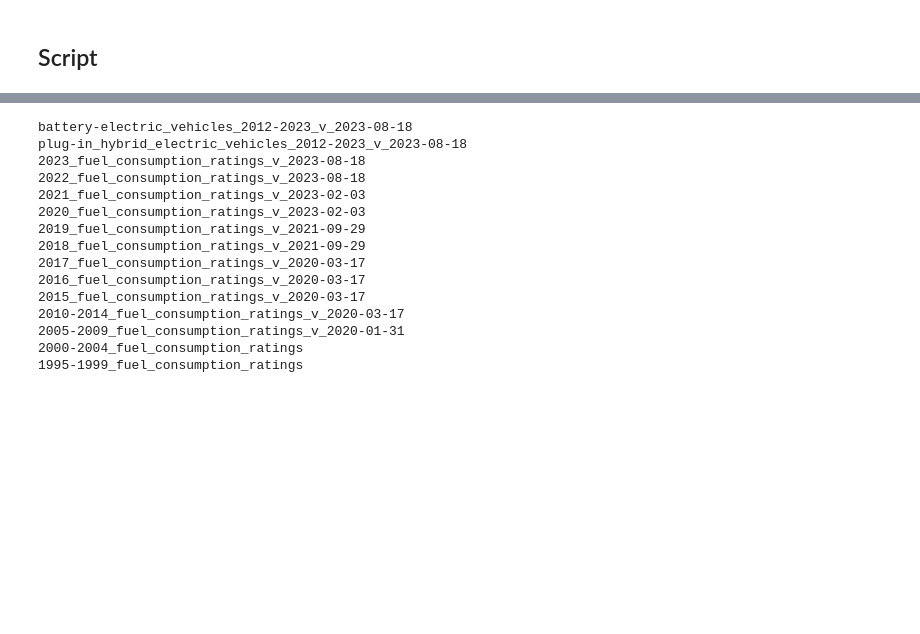
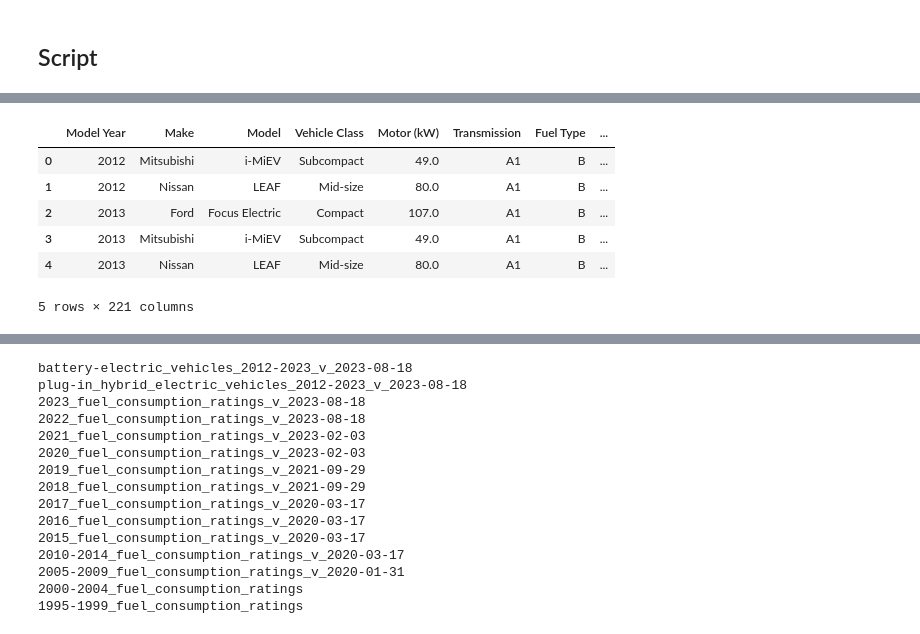
Before and after one commit to jhicks2306/vehicle-co2, a Jupyter notebook: datadownload.ipynb, the cells around one changed output, grey strips where cells are left out. Cells and saved outputs as stored; diff of their text form; code cells hidden in the pictures; blank space fills up the shorter version.

```diff
--- a/datadownload.ipynb
+++ b/datadownload.ipynb
@@ -217,0 +309,12 @@ resources_df
+# %%
+elec_path = merged_header_path /  f'{elec_fn}.csv'
+elec_df = pd.read_csv(elec_path)
+elec_df.head()
+# %% [output]
+|  | Model Year | Make | Model | Vehicle Class | Motor (kW) | Transmission | Fuel Type | ... |
+| 0 | 2012 | Mitsubishi | i-MiEV | Subcompact | 49.0 | A1 | B | ... |
+| 1 | 2012 | Nissan | LEAF | Mid-size | 80.0 | A1 | B | ... |
+| 2 | 2013 | Ford | Focus Electric | Compact | 107.0 | A1 | B | ... |
+| 3 | 2013 | Mitsubishi | i-MiEV | Subcompact | 49.0 | A1 | B | ... |
+| 4 | 2013 | Nissan | LEAF | Mid-size | 80.0 | A1 | B | ... |
+5 rows × 221 columns
```
Also changed, not shown: parts of 16 cells of this notebook.
